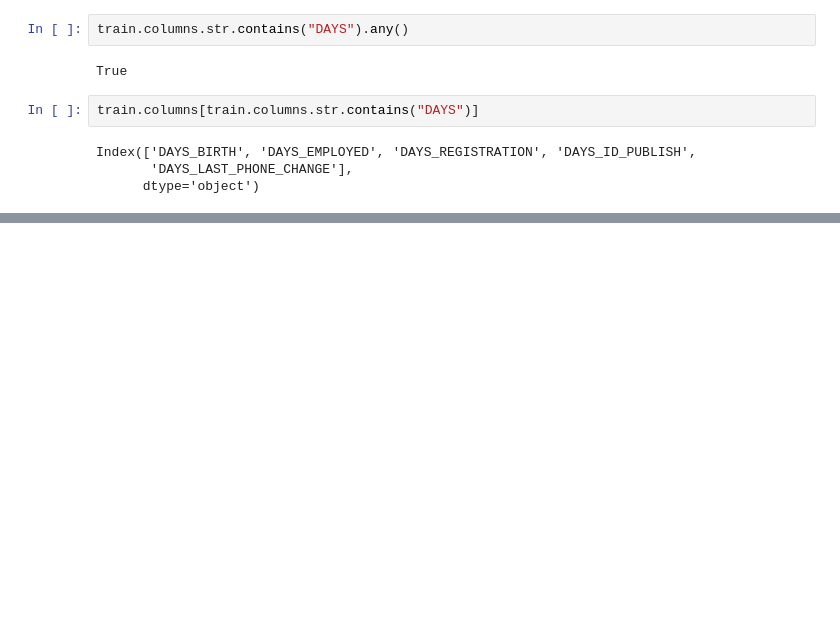
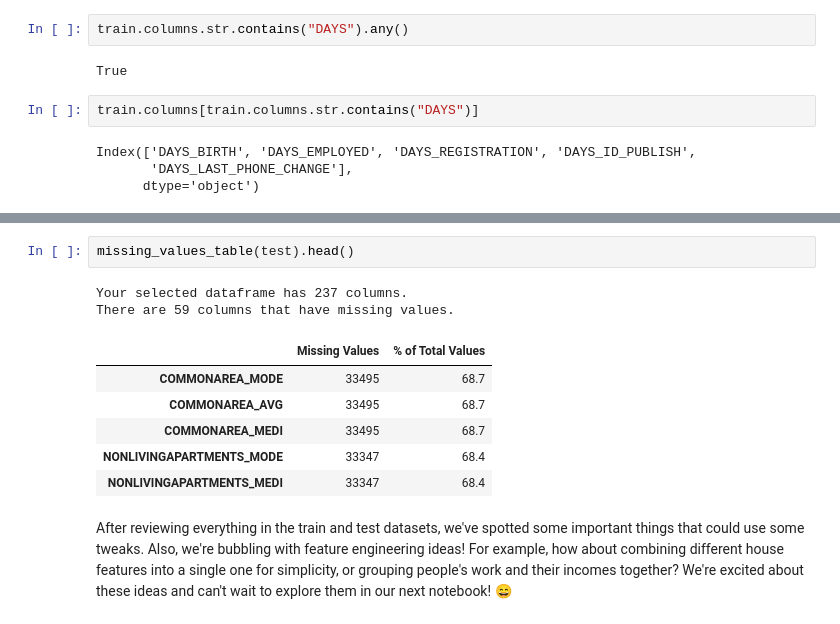
Before and after one commit to KronosDP/Home-Credit-Data-Science-Virtual-Internship, a Jupyter notebook: Darrel's Work/0_EDA.ipynb, the cells around one changed output, grey strips where cells are left out. Drawn from its saved outputs; the diff is of its cells as text; blank space fills up the shorter version.

```diff
--- a/Darrel's Work/0_EDA.ipynb
+++ b/Darrel's Work/0_EDA.ipynb
@@ -616,0 +682,13 @@ After looking at everything on the train and test, I think those are the importa
+# %%
+missing_values_table(test).head()
+# %% [output]
+Your selected dataframe has 237 columns.
+There are 59 columns that have missing values.
+|  | Missing Values | % of Total Values |
+| COMMONAREA_MODE | 33495 | 68.7 |
+| COMMONAREA_AVG | 33495 | 68.7 |
+| COMMONAREA_MEDI | 33495 | 68.7 |
+| NONLIVINGAPARTMENTS_MODE | 33347 | 68.4 |
+| NONLIVINGAPARTMENTS_MEDI | 33347 | 68.4 |
+# %% [markdown]
+After reviewing everything in the train and test datasets, we've spotted some important things that could use some tweaks. Also, we're bubbling with feature engineering ideas! For example, how about combining different house features into a single one for simplicity, or grouping people's work and their incomes together? We're excited about these ideas and can't wait to explore them in our next notebook! 😄
```
Also changed, not shown: parts of 41 cells of this notebook.
